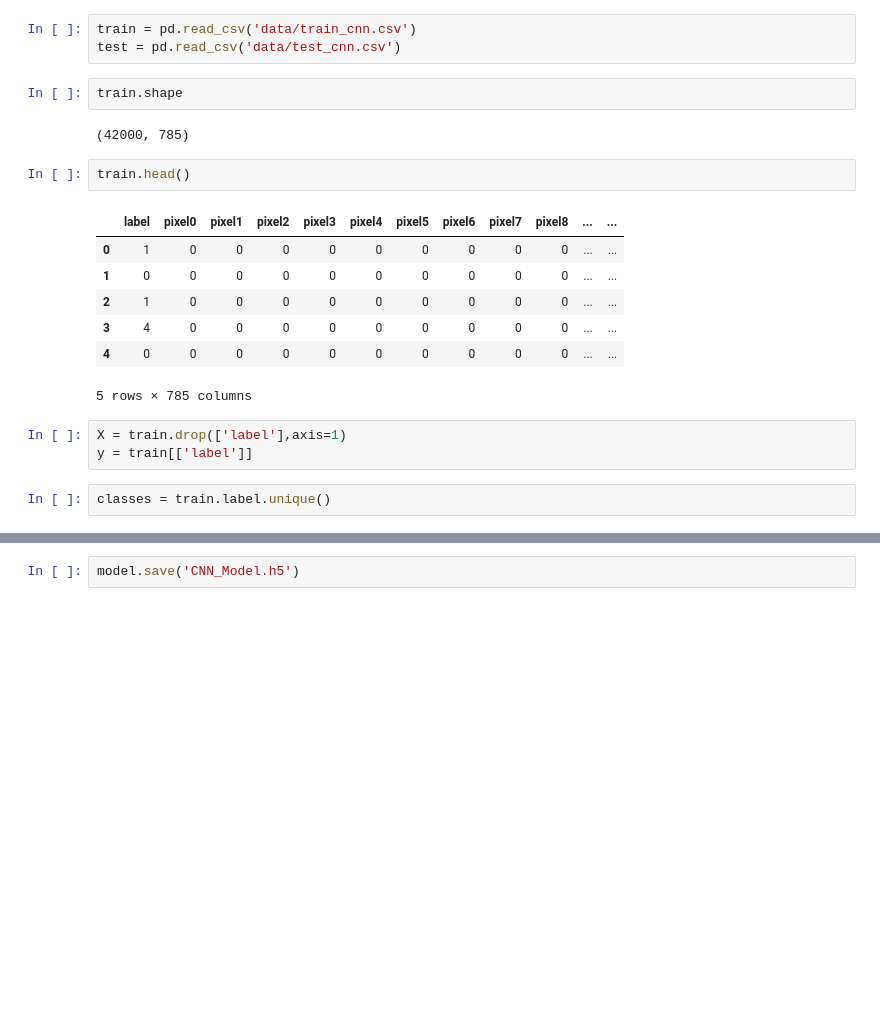
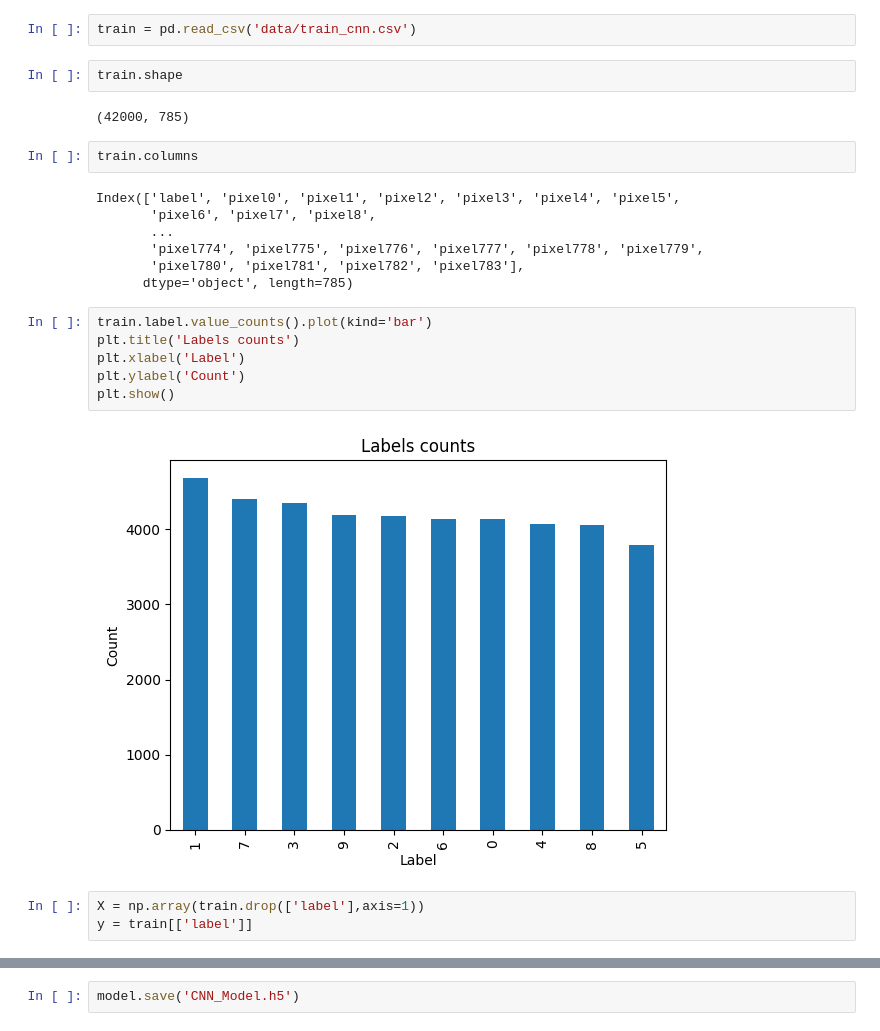
Before and after one commit to ASAKHRI/projet_CNN, a Jupyter notebook: projet_cnn.ipynb, the cells around one changed output, grey strips where cells are left out. Cells and saved outputs as stored; diff of their text form; blank space fills up the shorter version.

```diff
--- a/projet_cnn.ipynb
+++ b/projet_cnn.ipynb
@@ -26,22 +29,26 @@ To enable them in other operations, rebuild TensorFlow with the appropriate comp
 # %%
 train = pd.read_csv('data/train_cnn.csv')
-test = pd.read_csv('data/test_cnn.csv')
 # %%
 train.shape
 # %% [output]
 (42000, 785)
 # %%
-train.head()
+train.columns
 # %% [output]
-|  | label | pixel0 | pixel1 | pixel2 | pixel3 | pixel4 | pixel5 | pixel6 | pixel7 | pixel8 | ... | ... |
-| 0 | 1 | 0 | 0 | 0 | 0 | 0 | 0 | 0 | 0 | 0 | ... | ... |
-| 1 | 0 | 0 | 0 | 0 | 0 | 0 | 0 | 0 | 0 | 0 | ... | ... |
-| 2 | 1 | 0 | 0 | 0 | 0 | 0 | 0 | 0 | 0 | 0 | ... | ... |
-| 3 | 4 | 0 | 0 | 0 | 0 | 0 | 0 | 0 | 0 | 0 | ... | ... |
-| 4 | 0 | 0 | 0 | 0 | 0 | 0 | 0 | 0 | 0 | 0 | ... | ... |
-5 rows × 785 columns
+Index(['label', 'pixel0', 'pixel1', 'pixel2', 'pixel3', 'pixel4', 'pixel5',
+       'pixel6', 'pixel7', 'pixel8',
+       ...
+       'pixel774', 'pixel775', 'pixel776', 'pixel777', 'pixel778', 'pixel779',
+       'pixel780', 'pixel781', 'pixel782', 'pixel783'],
+      dtype='object', length=785)
+# %%
+train.label.value_counts().plot(kind='bar')
+plt.title('Labels counts')
+plt.xlabel('Label')
+plt.ylabel('Count')
+plt.show()
+# %% [output]
+[figure, added]
 # %%
-X = train.drop(['label'],axis=1)
+X = np.array(train.drop(['label'],axis=1))
 y = train[['label']]
-# %%
-classes = train.label.unique()
```
Also changed, not shown: parts of 31 cells of this notebook.
